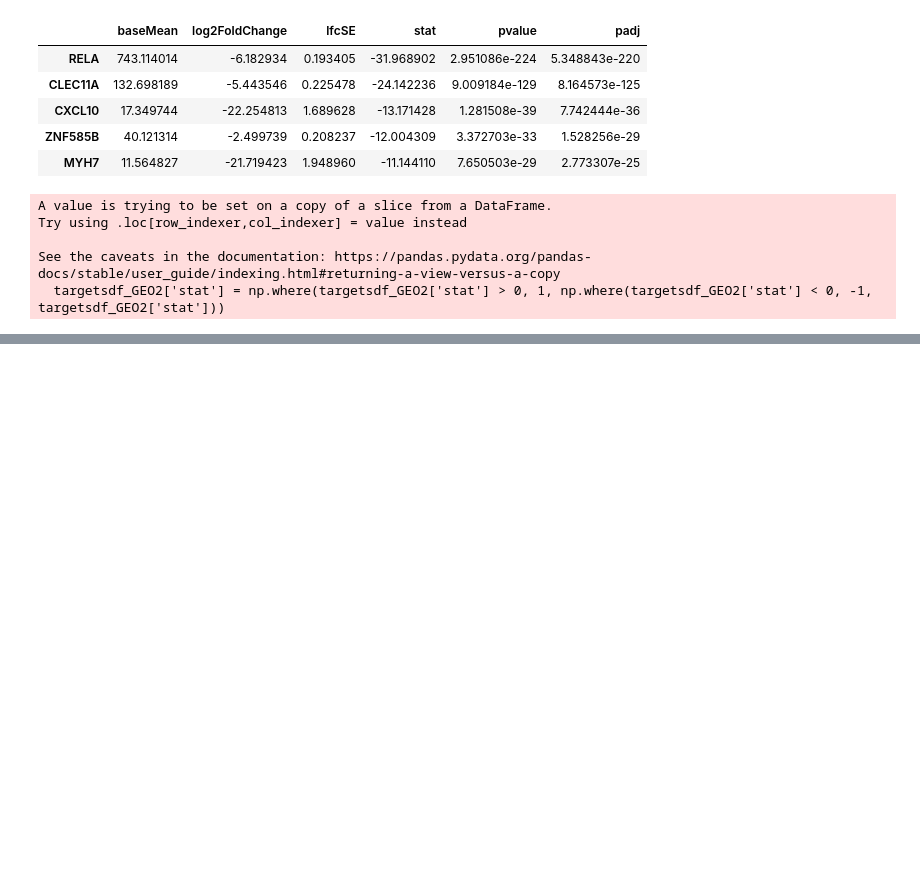
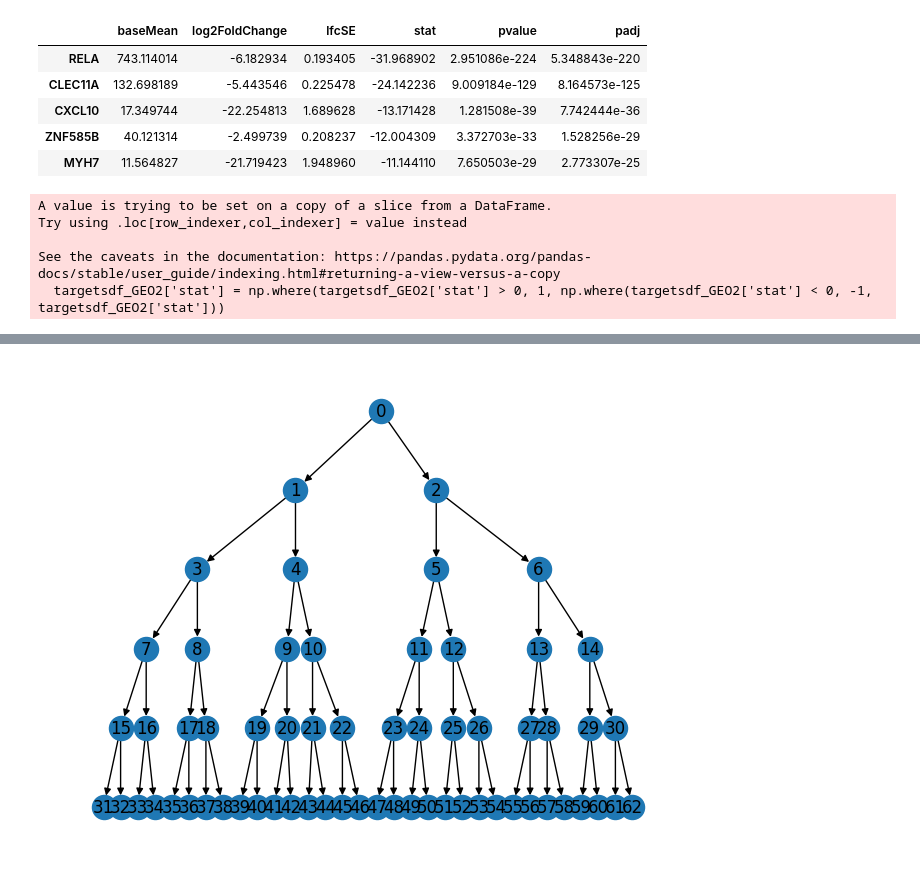
Before and after one commit to saezlab/uptown, a Jupyter notebook: data_applications.ipynb, the cells around one changed output, grey strips where cells are left out. Cells and saved outputs as stored; diff of their text form; code cells hidden in the pictures; blank space fills up the shorter version.

```diff
--- a/data_applications.ipynb
+++ b/data_applications.ipynb
@@ -377,0 +351,7 @@ pagerank__0.003__allpaths__sc__shortest v.s. pagerank__0.0__shortest__sc: Mann-W
+# %%
+G = nx.balanced_tree(2,5,create_using=nx.DiGraph())
+# plot tree with node labels
+
+nx.draw(G, with_labels=True, pos=nx.nx_agraph.graphviz_layout(G, prog='dot'))
+# %% [output]
+[figure, added]
```
Also changed, not shown: parts of 12 cells of this notebook, 1 other file.
